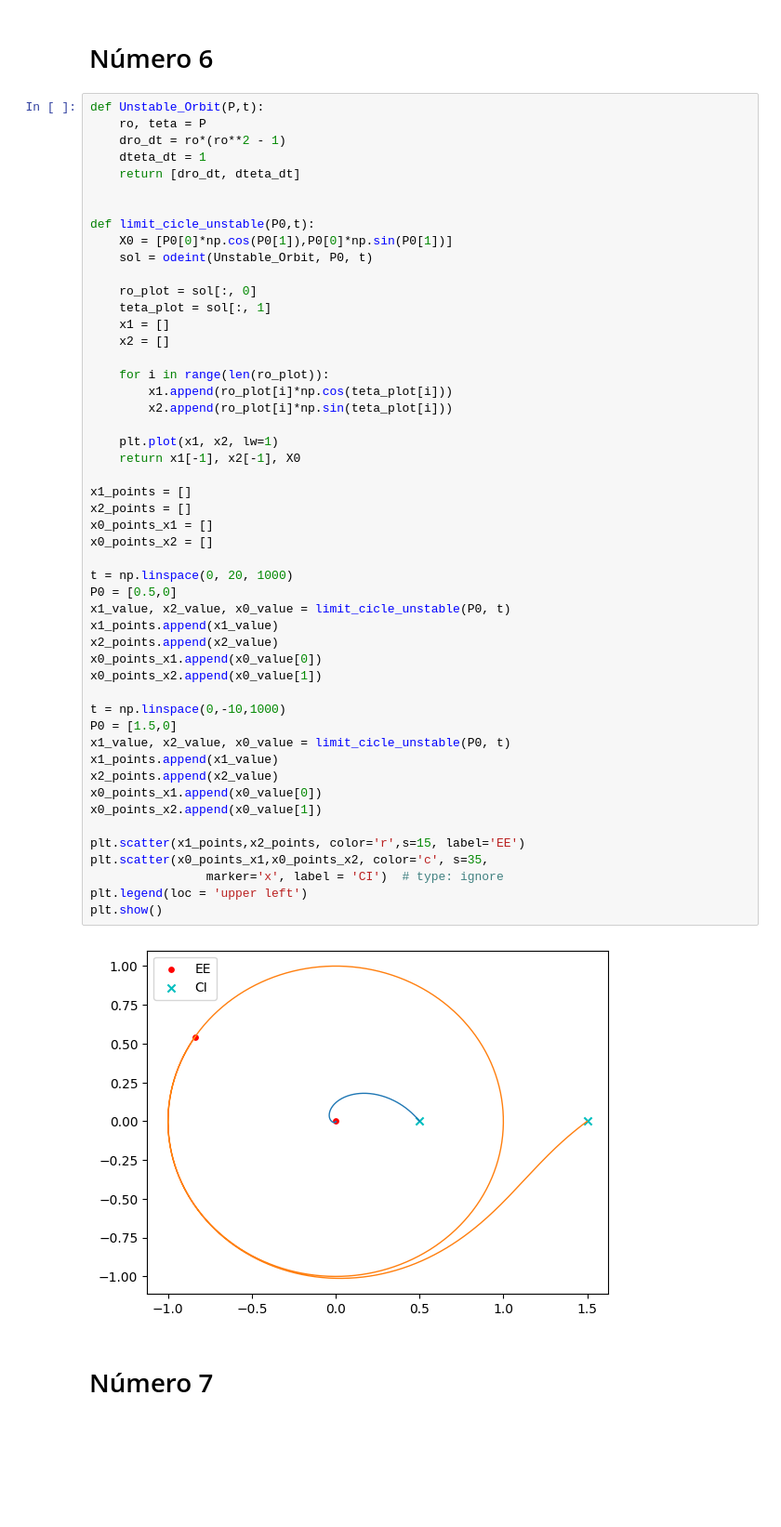
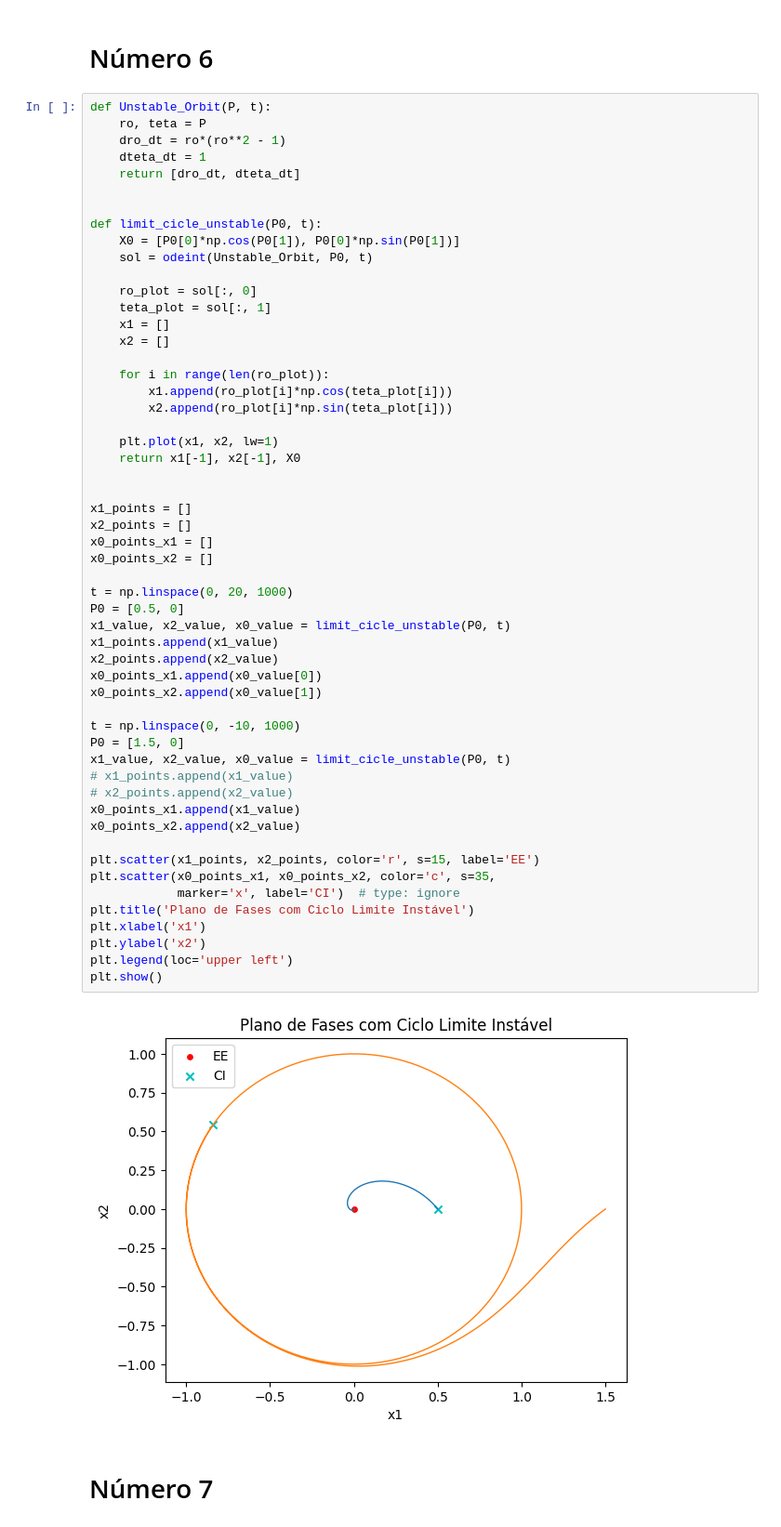
Before and after one commit to the-rodrigo/programas_modelagem, a Jupyter notebook: L3_Modelagem.ipynb, the cells around one changed output. Shown at 93% size. Drawn from its saved outputs; the diff is of its cells as text; blank space fills up the shorter version.

```diff
--- a/L3_Modelagem.ipynb
+++ b/L3_Modelagem.ipynb
@@ -338,57 +330,61 @@ plt.show()
 # %% [markdown]
 # Número 6
 # %%
-def Unstable_Orbit(P,t):
+def Unstable_Orbit(P, t):
     ro, teta = P
     dro_dt = ro*(ro**2 - 1)
     dteta_dt = 1
     return [dro_dt, dteta_dt]
 
 
-def limit_cicle_unstable(P0,t):
-    X0 = [P0[0]*np.cos(P0[1]),P0[0]*np.sin(P0[1])]
+def limit_cicle_unstable(P0, t):
+    X0 = [P0[0]*np.cos(P0[1]), P0[0]*np.sin(P0[1])]
     sol = odeint(Unstable_Orbit, P0, t)
 
     ro_plot = sol[:, 0]
     teta_plot = sol[:, 1]
     x1 = []
     x2 = []
 
     for i in range(len(ro_plot)):
         x1.append(ro_plot[i]*np.cos(teta_plot[i]))
         x2.append(ro_plot[i]*np.sin(teta_plot[i]))
 
     plt.plot(x1, x2, lw=1)
     return x1[-1], x2[-1], X0
 
+
 x1_points = []
 x2_points = []
 x0_points_x1 = []
 x0_points_x2 = []
 
 t = np.linspace(0, 20, 1000)
-P0 = [0.5,0]
+P0 = [0.5, 0]
 x1_value, x2_value, x0_value = limit_cicle_unstable(P0, t)
 x1_points.append(x1_value)
 x2_points.append(x2_value)
 x0_points_x1.append(x0_value[0])
 x0_points_x2.append(x0_value[1])
 
-t = np.linspace(0,-10,1000)
-P0 = [1.5,0]
+t = np.linspace(0, -10, 1000)
+P0 = [1.5, 0]
 x1_value, x2_value, x0_value = limit_cicle_unstable(P0, t)
-x1_points.append(x1_value)
-x2_points.append(x2_value)
-x0_points_x1.append(x0_value[0])
-x0_points_x2.append(x0_value[1])
+# x1_points.append(x1_value)
+# x2_points.append(x2_value)
+x0_points_x1.append(x1_value)
+x0_points_x2.append(x2_value)
 
-plt.scatter(x1_points,x2_points, color='r',s=15, label='EE')
-plt.scatter(x0_points_x1,x0_points_x2, color='c', s=35,
-                marker='x', label = 'CI')  # type: ignore
-plt.legend(loc = 'upper left')
+plt.scatter(x1_points, x2_points, color='r', s=15, label='EE')
+plt.scatter(x0_points_x1, x0_points_x2, color='c', s=35,
+            marker='x', label='CI')  # type: ignore
+plt.title('Plano de Fases com Ciclo Limite Instável')
+plt.xlabel('x1')
+plt.ylabel('x2')
+plt.legend(loc='upper left')
 plt.show()
 # %% [output]
-[figure, old version]
+[figure, new version]
 # %% [markdown]
 # Número 7
 # %%
```
Also changed, not shown: parts of 5 cells of this notebook, 1 other file.
